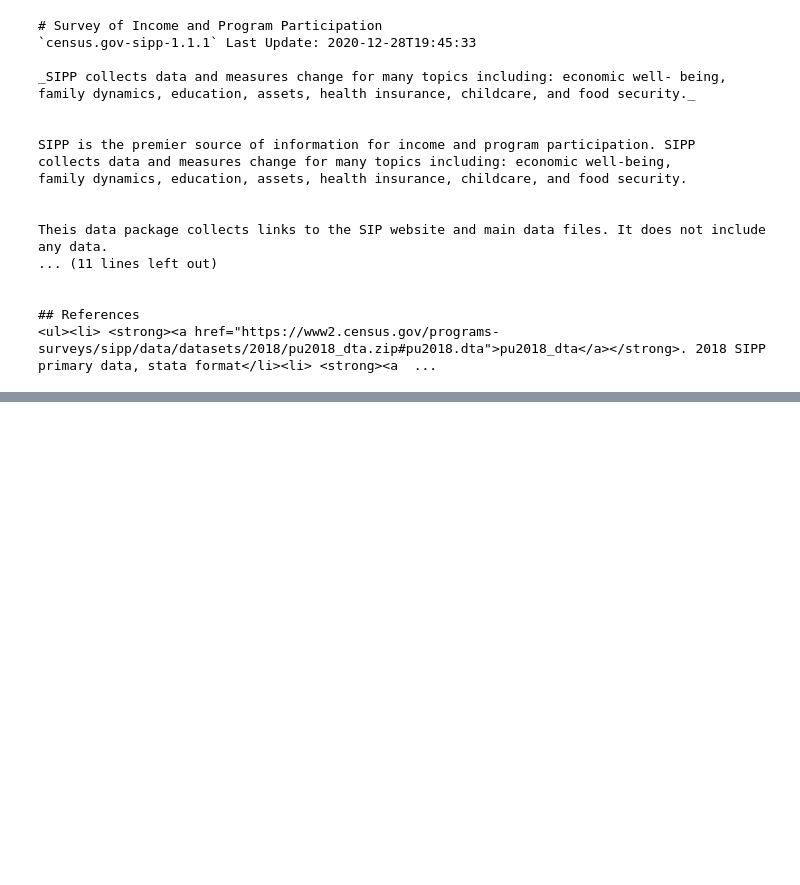
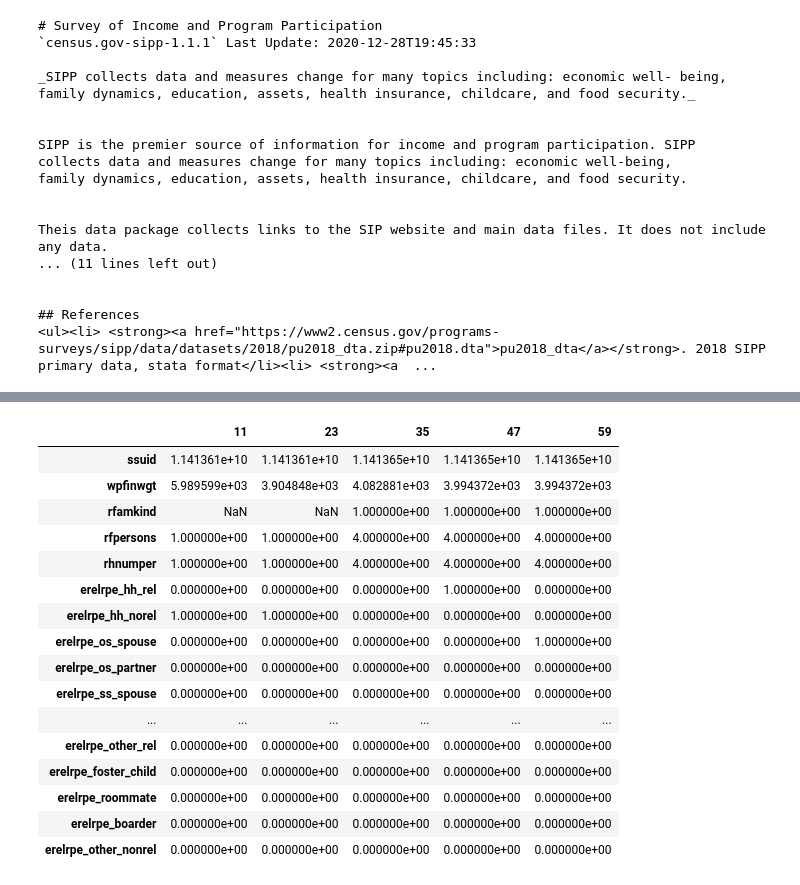
Before and after one commit to metatab-packages/census.gov-sipp-inequality, a Jupyter notebook: notebooks/Extract.ipynb, the cells around one changed output, grey strips where cells are left out. Drawn from its saved outputs; the diff is of its cells as text; code cells hidden in the pictures; blank space fills up the shorter version.

```diff
--- a/notebooks/Extract.ipynb
+++ b/notebooks/Extract.ipynb
@@ -254,0 +346,21 @@ file:///Users/eric/proj/data-projects/metatab-packages/inequality-collection/sta
+# %%
+eeduc_to_years = {
+    31: 0,
+    32: 2.5,
+    33: 5.5,
+    34: 7.5,
+    35: 9,
+    36: 10,
+    37: 11,
+    38: 12,
+    39: 12,
+    40: 13,
+    41: 14,
+    42: 14,
+    43: 16,
+    44: 18,
+    45: 22,
+    46: 22
+}
+
+df['eeduc_years'] = df.eeduc.replace(eeduc_to_years).value_counts()
@@ -254,0 +431,32 @@ file:///Users/eric/proj/data-projects/metatab-packages/inequality-collection/sta
+# %%
+cols = ['ssuid','wpfinwgt', 'rfamkind', 'rfpersons', 'rhnumper']
+
+erelrpe_cols = ['erelrpe_'+e for e in erel_map.values()]
+
+t = df[df.monthcode==12][ cols +['erelrpe']].copy()
+
+t['erelrpe'] = t.erelrpe.replace(erel_map)
+t = pd.get_dummies(t, columns = ['erelrpe'])
+
+# Reorder the erelrpe to be in the same order as the map.
+t = t[cols + erelrpe_cols]
+
+t.head().T
+# %% [output]
+|  | 11 | 23 | 35 | 47 | 59 |
+| ssuid | 1.141361e+10 | 1.141361e+10 | 1.141365e+10 | 1.141365e+10 | 1.141365e+10 |
+| wpfinwgt | 5.989599e+03 | 3.904848e+03 | 4.082881e+03 | 3.994372e+03 | 3.994372e+03 |
+| rfamkind | NaN | NaN | 1.000000e+00 | 1.000000e+00 | 1.000000e+00 |
+| rfpersons | 1.000000e+00 | 1.000000e+00 | 4.000000e+00 | 4.000000e+00 | 4.000000e+00 |
+| rhnumper | 1.000000e+00 | 1.000000e+00 | 4.000000e+00 | 4.000000e+00 | 4.000000e+00 |
+| erelrpe_hh_rel | 0.000000e+00 | 0.000000e+00 | 0.000000e+00 | 1.000000e+00 | 0.000000e+00 |
+| erelrpe_hh_norel | 1.000000e+00 | 1.000000e+00 | 0.000000e+00 | 0.000000e+00 | 0.000000e+00 |
+| erelrpe_os_spouse | 0.000000e+00 | 0.000000e+00 | 0.000000e+00 | 0.000000e+00 | 1.000000e+00 |
+| erelrpe_os_partner | 0.000000e+00 | 0.000000e+00 | 0.000000e+00 | 0.000000e+00 | 0.000000e+00 |
+| erelrpe_ss_spouse | 0.000000e+00 | 0.000000e+00 | 0.000000e+00 | 0.000000e+00 | 0.000000e+00 |
+| ... | ... | ... | ... | ... | ... |
+| erelrpe_other_rel | 0.000000e+00 | 0.000000e+00 | 0.000000e+00 | 0.000000e+00 | 0.000000e+00 |
+| erelrpe_foster_child | 0.000000e+00 | 0.000000e+00 | 0.000000e+00 | 0.000000e+00 | 0.000000e+00 |
+| erelrpe_roommate | 0.000000e+00 | 0.000000e+00 | 0.000000e+00 | 0.000000e+00 | 0.000000e+00 |
+| erelrpe_boarder | 0.000000e+00 | 0.000000e+00 | 0.000000e+00 | 0.000000e+00 | 0.000000e+00 |
+| erelrpe_other_nonrel | 0.000000e+00 | 0.000000e+00 | 0.000000e+00 | 0.000000e+00 | 0.000000e+00 |
```
Also changed, not shown: parts of 11 cells of this notebook, 1 other file.
